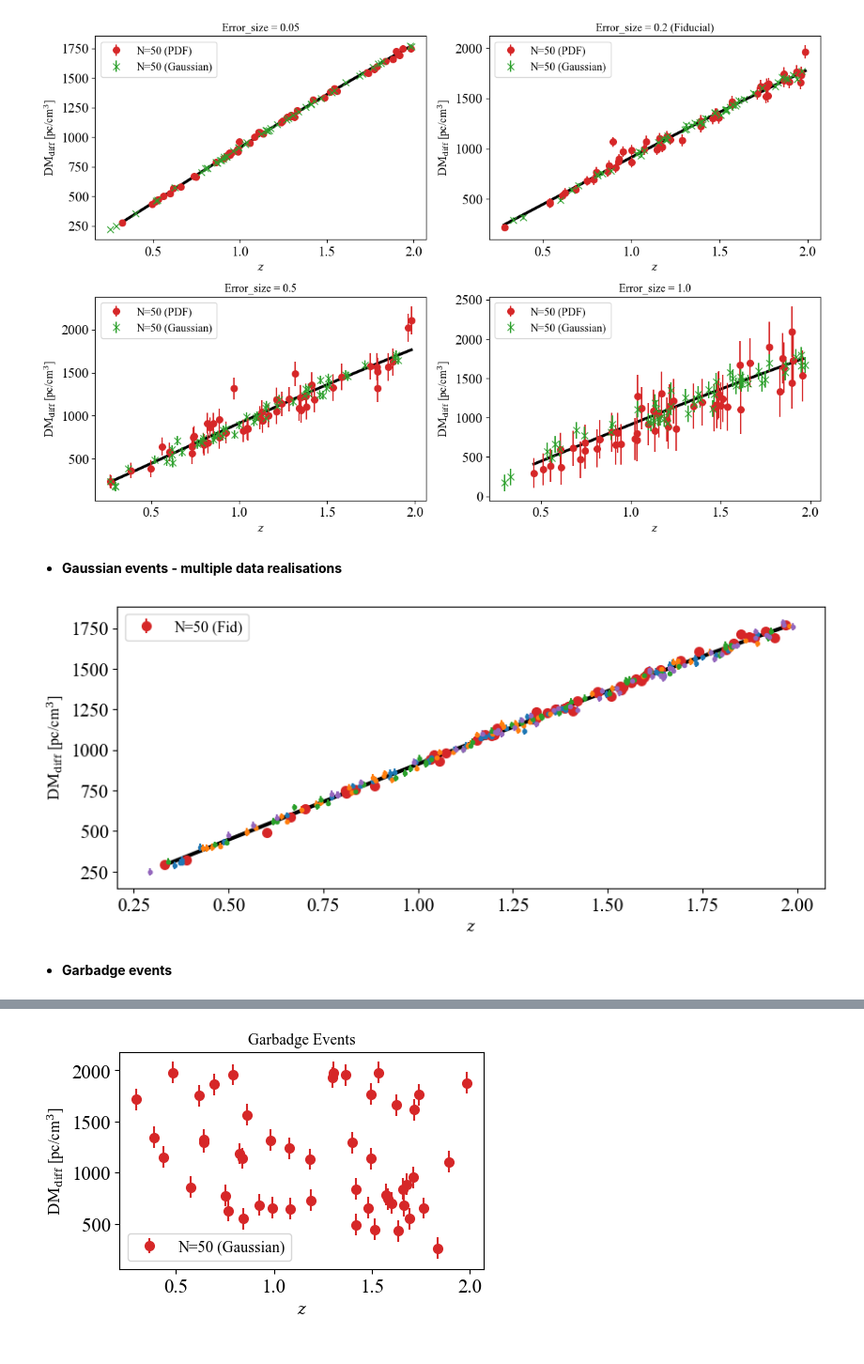
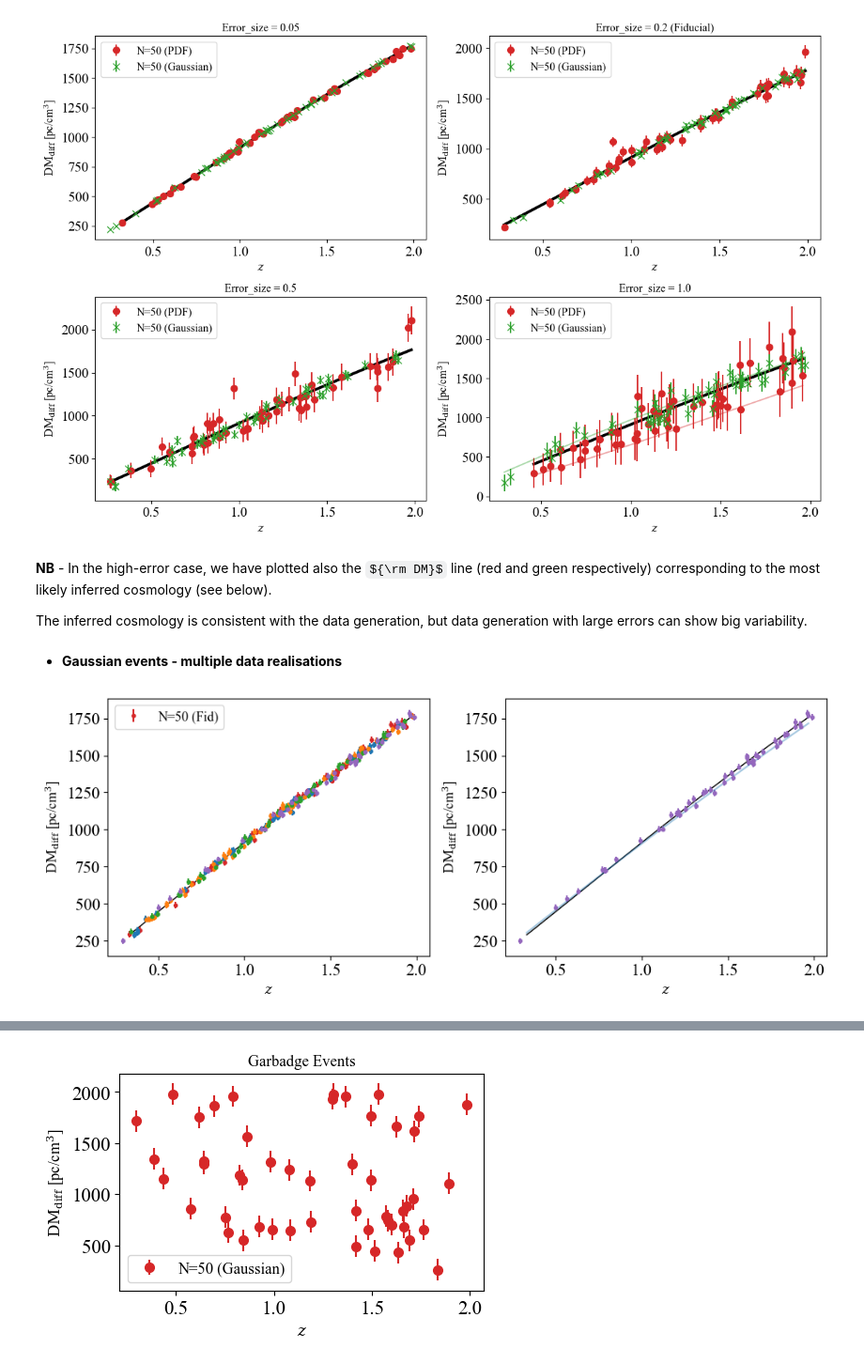
Before and after one commit to MariosNT/DM_cosmic_Pade, a Jupyter notebook: Notebooks/MCMC_comparisons.ipynb, the cells around one changed output, grey strips where cells are left out. Shown at 94% size. Cells and saved outputs as stored; diff of their text form; code cells hidden in the pictures; some formulas as TeX source.

```diff
--- a/Notebooks/MCMC_comparisons.ipynb
+++ b/Notebooks/MCMC_comparisons.ipynb
@@ -5,7 +5,7 @@
 # %% [markdown]
 ## Run properties and loading modules
 # %%
-SAVE_FIG = False
+SAVE_FIG = True
 # %%
 import sys
 sys.path.append('../Python_scripts')
@@ -234,29 +241,48 @@ if SAVE_FIG:
 plt.show()
 # %% [output]
 [figure]
+# %% [markdown]
+**NB** - In the high-error case, we have plotted also the ${\rm DM}$ line (red and green respectively) corresponding to the most likely inferred cosmology (see below).
+
+The inferred cosmology is consistent with the data generation, but data generation with large errors can show big variability.
 # %% [markdown]
 - **Gaussian events - multiple data realisations**
 # %%
 colour_list = ['tab:blue', 'tab:orange', 'tab:green', 'tab:purple']
 
 fig = plt.figure(figsize=(10, 4))
-ax1 = fig.add_subplot(1, 1, 1)
+ax1 = fig.add_subplot(1, 2, 1)
+ax2 = fig.add_subplot(1, 2, 2)
 
-ax1.plot(np.sort(z_centres_gauss_fid), np.sort(DM_centres_gauss_fid), c='black', lw=3)
-ax1.errorbar(z_centres_gauss_fid, DM_obs_centre_gauss_fid, yerr=s_DM_obs_gauss_fid, marker='o', ls='', ms=7, c='tab:red', label=f'N={N_EVENTS} (Fid)')
+ax1.plot(np.sort(z_centres_gauss_fid), np.sort(DM_centres_gauss_fid), c='black', lw=1)
+ax1.errorbar(z_centres_gauss_fid, DM_obs_centre_gauss_fid, yerr=s_DM_obs_gauss_fid, marker='o', ls='', ms=3, c='tab:red', label=f'N={N_EVENTS} (Fid)')
 for idx_v in range(0, len(z_centres_gauss_v)):
     ax1.errorbar(z_centres_gauss_v[idx_v], DM_obs_centre_gauss_v[idx_v], yerr=s_DM_obs_gauss_v[idx_v],\
                  marker='o', ls='', ms=3, c=colour_list[idx_v])
 ax1.set_ylabel(r'${\rm DM}_{\rm diff}$ [pc/cm$^3$]', fontsize=12)
 ax1.set_xlabel(r'$z$', fontsize=12)
 ax1.legend(loc='upper left', fontsize=12)
 ax1.tick_params(axis='both', which='major', labelsize=15)
 
+
+ax2.plot(np.sort(z_centres_gauss_fid), np.sort(DM_centres_gauss_fid), c='black', lw=1)
+# ax2.errorbar(z_centres_gauss_fid, DM_obs_centre_gauss_fid, yerr=s_DM_obs_gauss_fid, marker='o', ls='', ms=3, c='tab:red', label=f'N={N_EVENTS} (Fid)')
+for idx_v in range(3, len(z_centres_gauss_v)):
+    ax2.errorbar(z_centres_gauss_v[idx_v], DM_obs_centre_gauss_v[idx_v], yerr=s_DM_obs_gauss_v[idx_v],\
+                 marker='o', ls='', ms=3, c=colour_list[idx_v])
+
+DM_i = dispersion_measure(np.sort(z_centres_gauss_fid), H0=76, Om=OMEGA_MATTER, w=-0.5, alpha=f_ALPHA, f_IGM_0 = f_IGM)
+ax2.plot(np.sort(z_centres_gauss_fid), DM_i, "tab:blue", alpha=0.4)
+
+ax2.set_ylabel(r'${\rm DM}_{\rm diff}$ [pc/cm$^3$]', fontsize=12)
+ax2.set_xlabel(r'$z$', fontsize=12)
+ax2.tick_params(axis='both', which='major', labelsize=15)
+
+plt.tight_layout()
+
 if SAVE_FIG:
     plt.savefig("./figures/FRB_events_gaussian_realisations.png", dpi=300, bbox_inches='tight')
 
 plt.show()
 # %% [output]
-[figure, old version]
+[figure, new version]
-# %% [markdown]
-- **Garbadge events**
```
Also changed, not shown: parts of 27 cells of this notebook, 1 other file.
